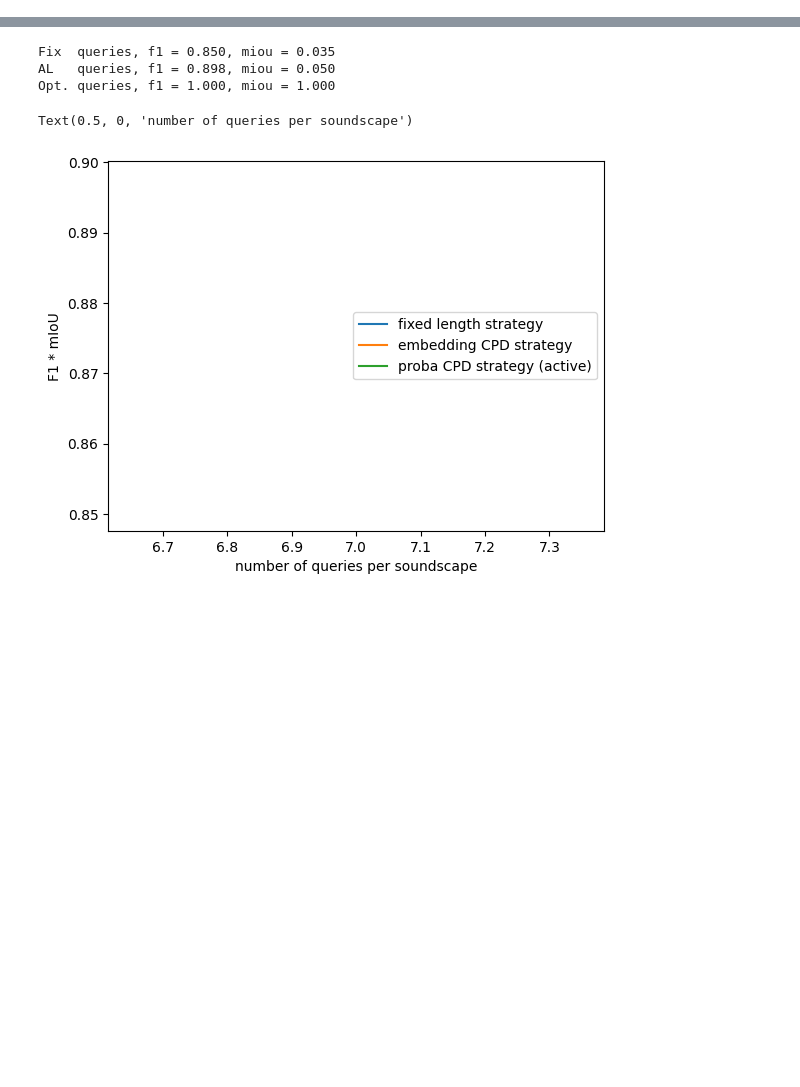
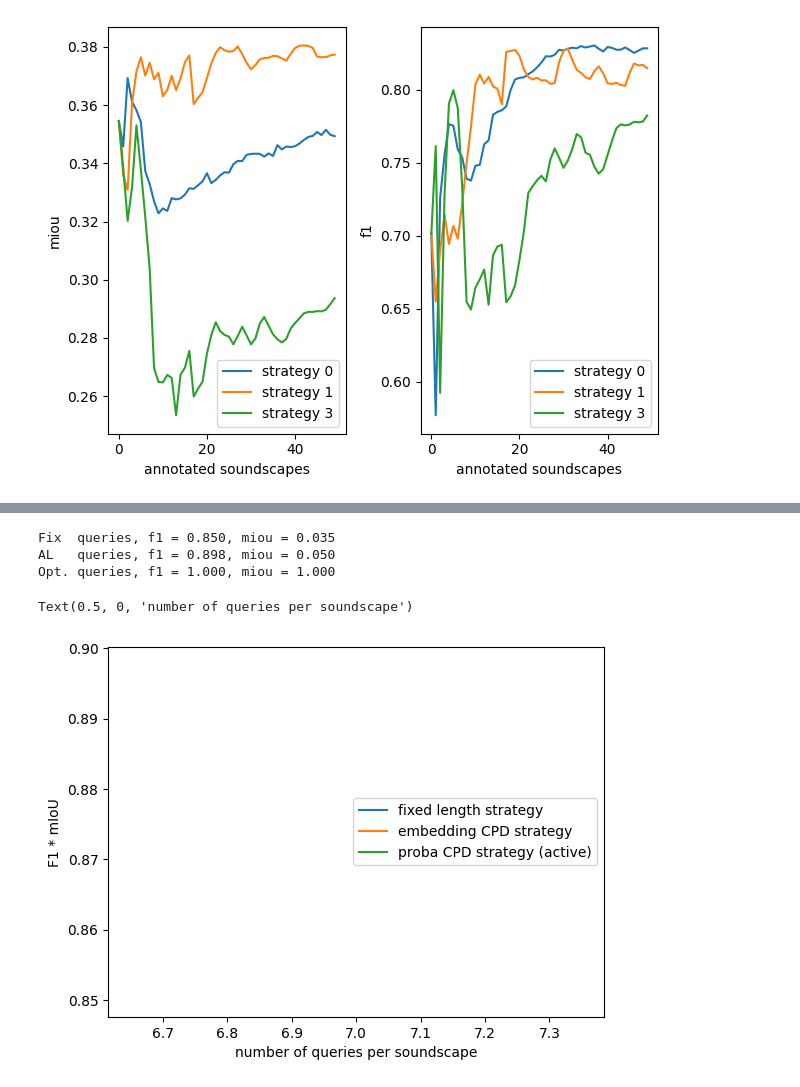
Before and after one commit to johnmartinsson/adaptive-change-point-detection, a Jupyter notebook: notebooks/optimal_adaptive_cost_analysis.ipynb, the cells around one changed output, grey strips where cells are left out. Drawn from its saved outputs; the diff is of its cells as text; code cells hidden in the pictures; blank space fills up the shorter version.

```diff
--- a/notebooks/optimal_adaptive_cost_analysis.ipynb
+++ b/notebooks/optimal_adaptive_cost_analysis.ipynb
@@ -210,4 +51,25 @@ def simulate_strategy(query_strategy, soundscape_basenames, n_queries, base_dir,
     query_strategy.update(p_embeddings, n_embeddings)
 
     return f1_score, mean_iou_score, p_embeddings, n_embeddings, soundscape_basenames_remaining
+# %%
+def evaluate_model_on_test_data(query_strategy, base_dir, threshold=0.5):
+    soundscape_basenames = [os.path.basename(b).split('.')[0] for b in glob.glob(os.path.join(base_dir, "*.wav"))]
+
+    f1s   = []
+    mious = []
+    for soundscape_basename in soundscape_basenames:
+        ref_pos  = datasets.load_pos_ref_aux(base_dir, soundscape_basename)
+        pred_pos = query_strategy.predict_pos_events(base_dir, soundscape_basename, threshold=threshold)
+        if not len(pred_pos) == 0:
+            f1   = metrics.f1_score_from_events(ref_pos, pred_pos, min_iou=0.00000001)
+            miou = metrics.average_matched_iou(ref_pos, pred_pos, min_iou=0.00000001)
+            f1s.append(f1)
+            mious.append(miou)
+            #print(soundscape_basename, f1, miou, pred_pos)
+        else:
+            # TODO: not sure, strong penalization of no predictions
+            f1s.append(0)
+            mious.append(0)
+
+    return np.mean(f1s), np.mean(mious)
 # %%
@@ -370,0 +328,17 @@ Opt. strategy, f1 = 1.000         , miou = 1.000
+# %%
+fig, ax = plt.subplots(1, 2)
+for idx_strategy in [0, 1, 3]: #range(4):
+    mean_mious = miou_scores[idx_strategy].mean(axis=0)
+    mean_f1s   = f1_scores[idx_strategy].mean(axis=0)
+    ax[0].plot(mean_mious, label='strategy {}'.format(idx_strategy))
+    ax[0].set_xlabel('annotated soundscapes')
+    ax[0].set_ylabel('miou')
+    ax[0].legend()
+    ax[1].plot(mean_f1s, label='strategy {}'.format(idx_strategy))
+    ax[1].set_xlabel('annotated soundscapes')
+    ax[1].set_ylabel('f1')
+    ax[1].legend()
+
+plt.tight_layout()
+# %% [output]
+[figure, added]
```
Also changed, not shown: parts of 14 cells of this notebook.
